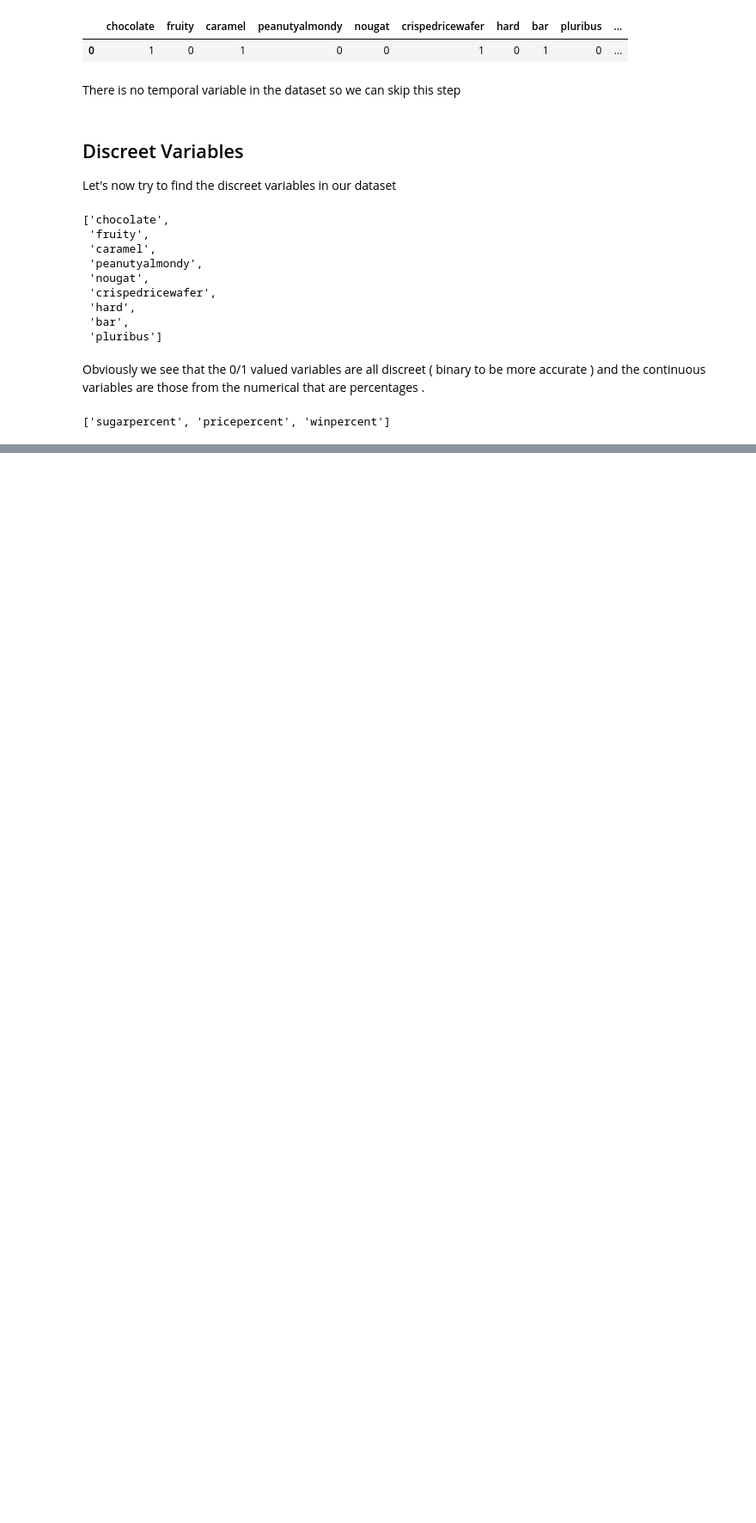
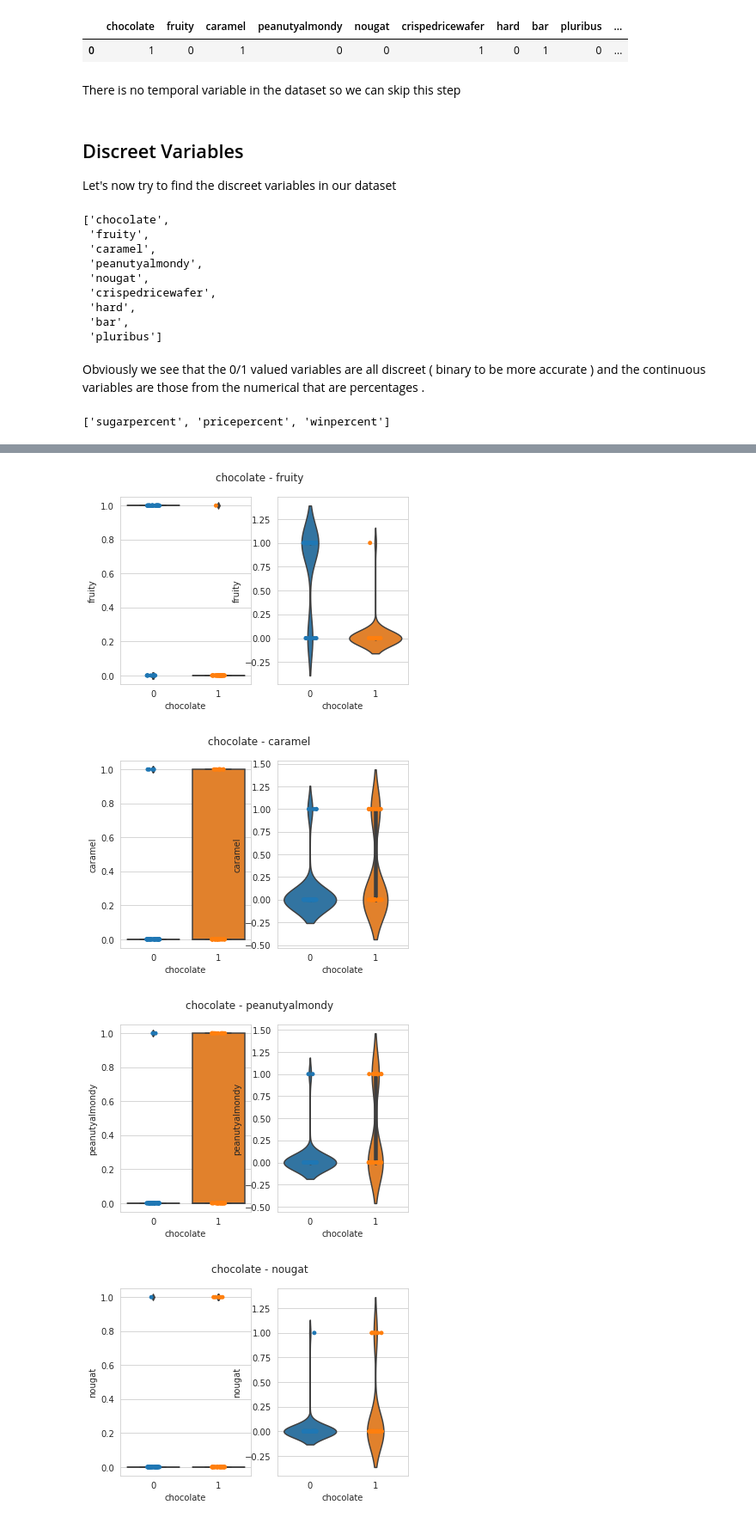
Before and after one commit to staks1/Python-Regression, a Jupyter notebook: project-candy-regression/candy-regression.ipynb, the cells around one changed output, grey strips where cells are left out. Shown at 86% size. Saved outputs shown, nothing was run; the diff lists cells and outputs as text; code cells hidden in the pictures; blank space fills up the shorter version.

Commit message:
- Updated Data Analysis

```diff
--- a/project-candy-regression/candy-regression.ipynb
+++ b/project-candy-regression/candy-regression.ipynb
@@ -140,5 +140,5 @@ cont_vars
 # %%
 # plot the different discreet variables w.r.t the 'chocolate' class
 # we drop chocolate from the plotted columns
-for var in discreet_vars[1:]:
-    sns.catplot(x=var,y='chocolate',data=data,kind="box",height=4)
+#for var in discreet_vars[1:]:
+#    fig=plt.figure()
@@ -153,0 +145,20 @@ for var in discreet_vars[1:]:
+# %%
+#  function to plot the distributions for each feature w.r.t the chocolate feature
+def plotPairs(data,title,feature1,feature2):
+    figure, axes = plt.subplots(1,2)
+    figure.suptitle(f"{feature1} - {feature2}")
+    sns.set_style('whitegrid')
+    sns.boxplot(x=feature1,y=feature2,ax=axes[0],data=data)
+    sns.stripplot(x=feature1,y=feature2,ax=axes[0],data=data)
+    sns.set_style('whitegrid')
+    sns.violinplot(x=feature1,y=feature2,ax=axes[1],data=data)
+    sns.stripplot(x=feature1,y=feature2,ax=axes[1],data=data)
+
+# excude chocolate
+for var in discreet_vars[1:]:
+    plotPairs(data,"pairwise",'chocolate',var)
+# %% [output]
+[figure, added]
+[figure, added]
+[figure, added]
+[figure, added]
```
Also changed, not shown: parts of 6 cells of this notebook.
